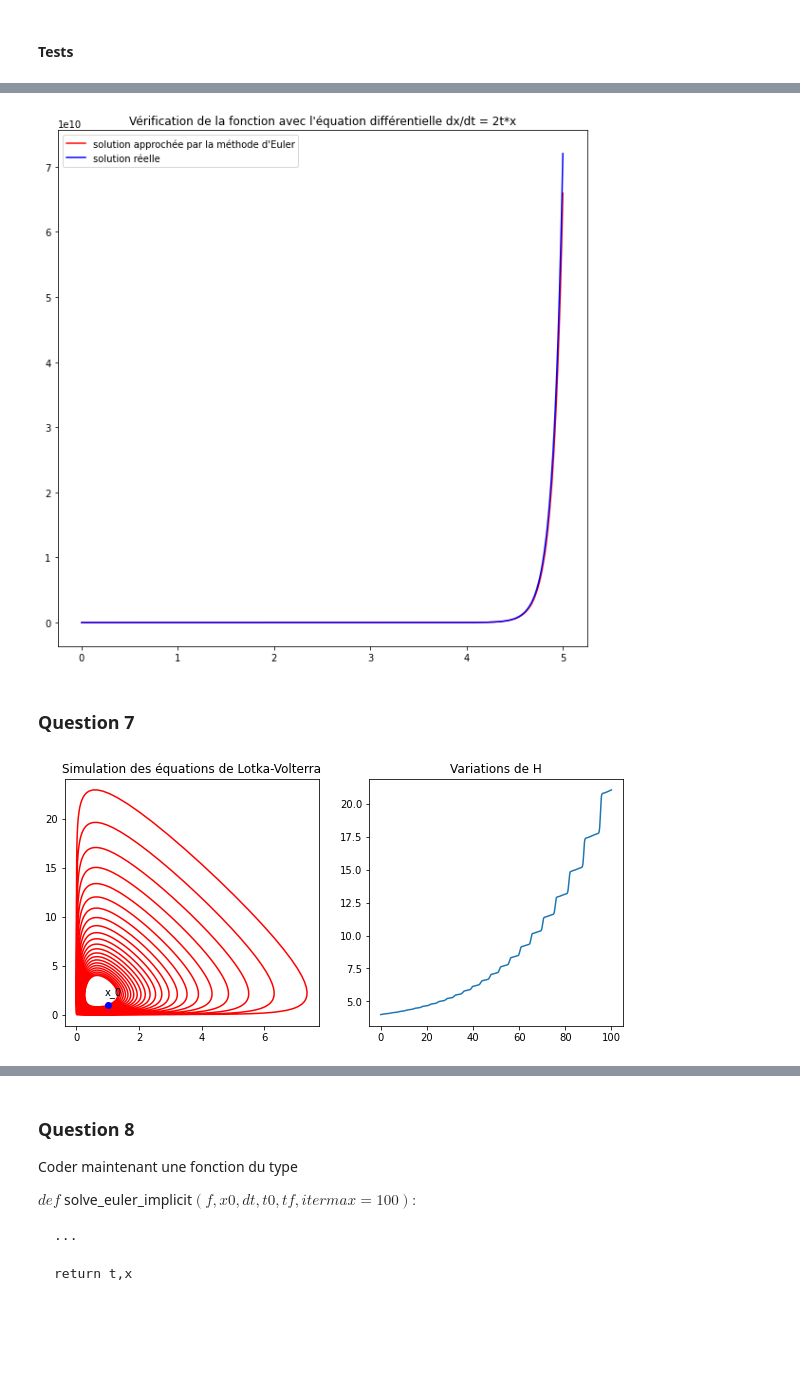
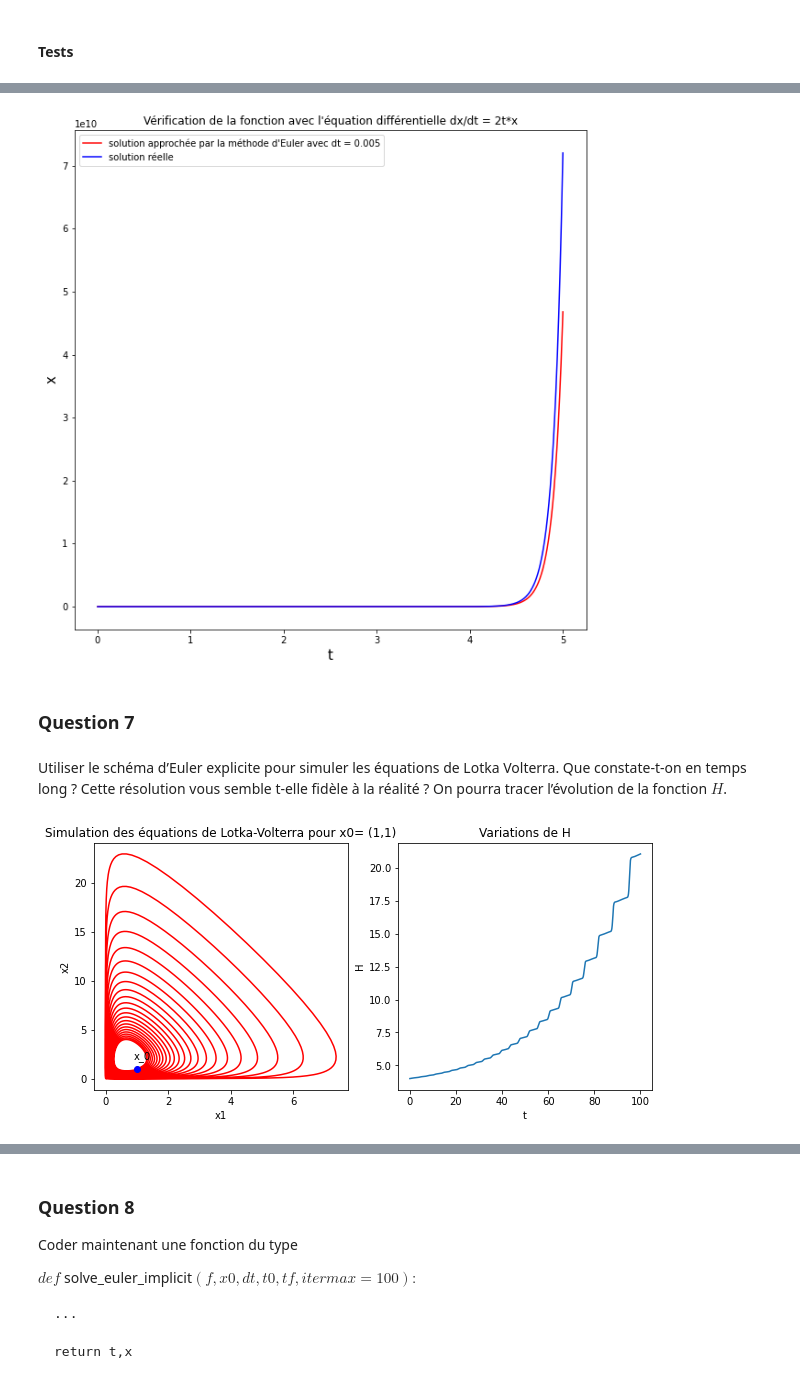
Before and after one commit to adrienmignot/projet_maths_info_chloevogeeeeeeeeeeeel, a Jupyter notebook: Projet_maths_info_2.ipynb, the cells around one changed output, grey strips where cells are left out. Cells and saved outputs as stored; diff of their text form; code cells hidden in the pictures; blank space fills up the shorter version.

```diff
--- a/Projet_maths_info_2.ipynb
+++ b/Projet_maths_info_2.ipynb
@@ -367,7 +372,7 @@ plt.show()
 
 x0 = np.array([1.])
 t0 = 0
-dt = 0.001
+dt = 0.005
 tf = 5
 
 def fonction(t,x):
@@ -376,32 +381,40 @@ def fonction(t,x):
 t,x = solve_euler_explicit(fonction,x0,dt,t0,tf)
 plt.plot(t,x,color = 'red')
 plt.plot(t,np.exp(t**2), color = 'blue')
-legend = ["solution approchée par la méthode d'Euler",'solution réelle']
+legend = [f"solution approchée par la méthode d'Euler avec dt = {dt}",'solution réelle']
 plt.title("Vérification de la fonction avec l'équation différentielle dx/dt = 2t*x")
 plt.legend(legend)
+plt.xlabel('t',size=15)
+plt.ylabel('x',size=15)
 plt.show()
 # %% [output]
-[figure, old version]
+[figure, new version]
 # %% [markdown]
 ### Question 7
+# %% [markdown]
+Utiliser le schéma d’Euler explicite pour simuler les équations de Lotka Volterra. Que constate-t-on en temps long ? Cette résolution vous semble t-elle fidèle à la réalité ? On pourra tracer l’évolution de la fonction $H$.
 # %%
 x0 = np.array([1.,1.])
 t0 = 0
 dt = 0.01
 tf = 100
 
 t,x = solve_euler_explicit(f,x0,dt,t0,tf)
 x1 = x[:,0]
 x2 = x[:,1]
 
 ax1 = plt.subplot(221)
 ax1.plot(x1,x2,color = 'red')
 ax1.plot(1.,1.,'bo')
 ax1.text(0.9,2,'x_0')
-plt.title("Simulation des équations de Lotka-Volterra")
+plt.xlabel('x1')
+plt.ylabel('x2')
+plt.title("Simulation des équations de Lotka-Volterra pour x0= (1,1)")
 ax2 = plt.subplot(222)
 ax2.plot(t,H(x1,x2))
+plt.xlabel('t')
+plt.ylabel('H')
 plt.title("Variations de H")
 plt.show()
 # %% [output]
-[figure, old version]
+[figure, new version]
```
Also changed, not shown: parts of 19 cells of this notebook.
